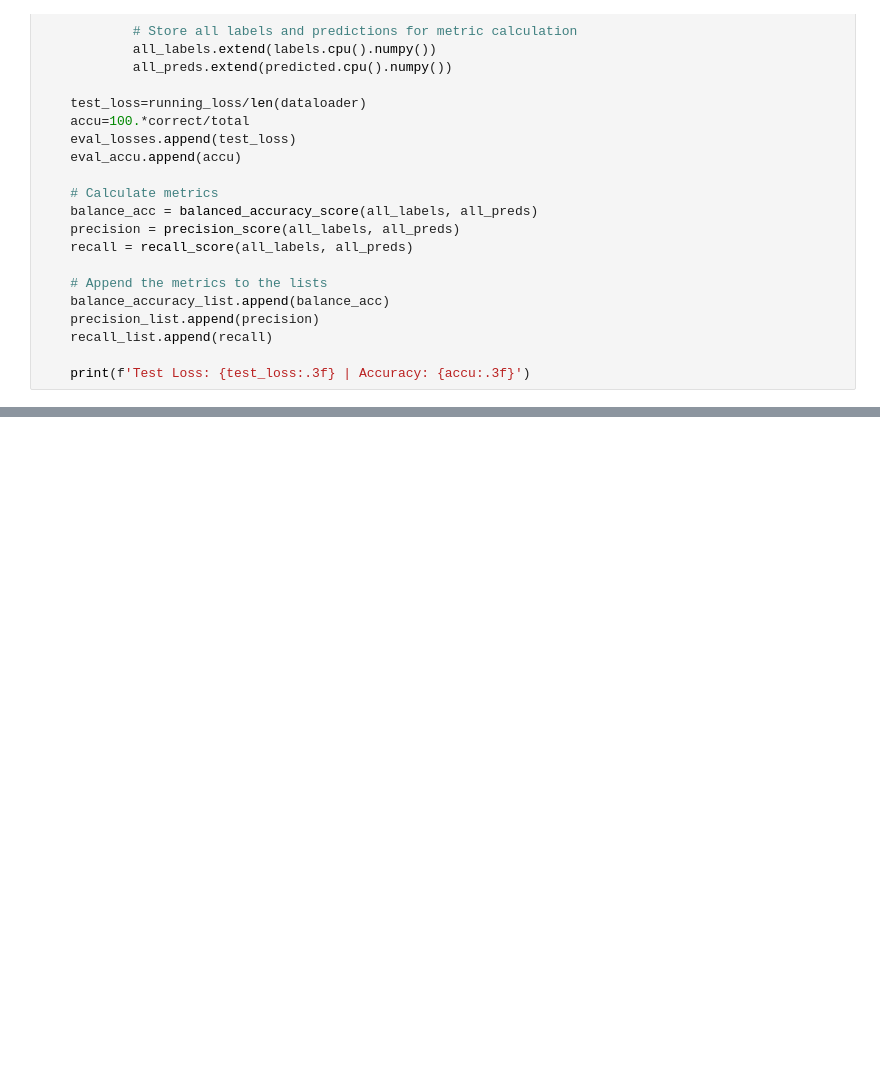
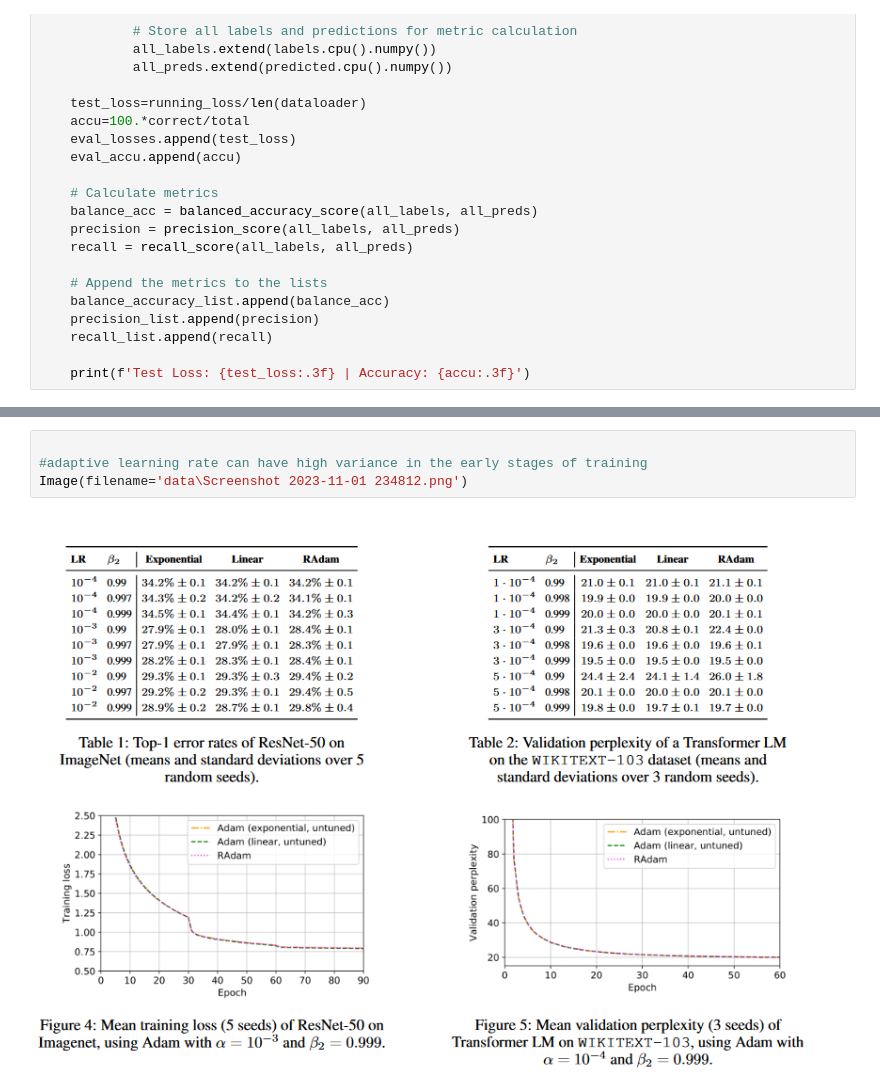
Before and after one commit to charbel30/deep-learning-model, a Jupyter notebook: pipe_testing.ipynb, the cells around one changed output, grey strips where cells are left out. Drawn from its saved outputs; the diff is of its cells as text; blank space fills up the shorter version.

```diff
--- a/pipe_testing.ipynb
+++ b/pipe_testing.ipynb
@@ -225,0 +280,6 @@ plot_metrics(metrics, ['loss', 'accuracy', 'balance_accuracy', 'recall', 'precis
+# %%
+
+#adaptive learning rate can have high variance in the early stages of training
+Image(filename='data\Screenshot 2023-11-01 234812.png')
+# %% [output]
+[figure, added]
```
Also changed, not shown: parts of 9 cells of this notebook, 34 other files.
